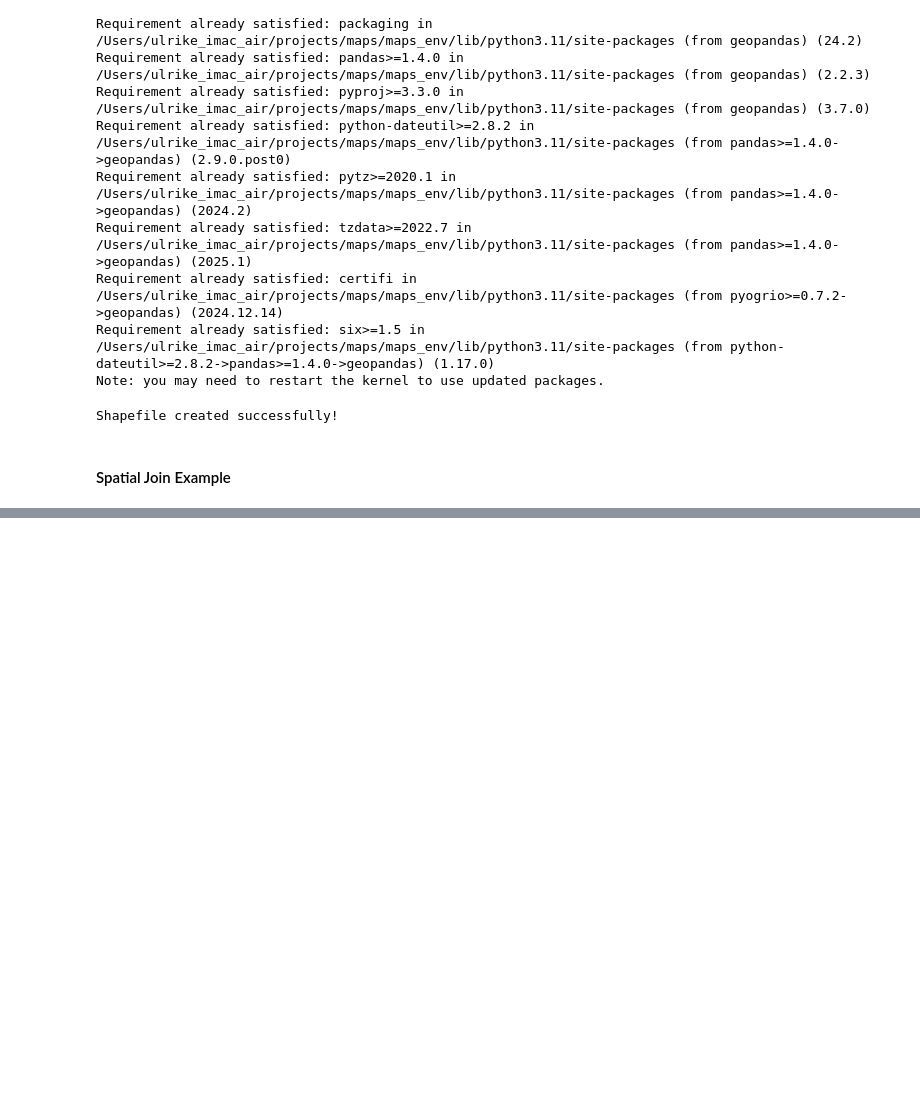
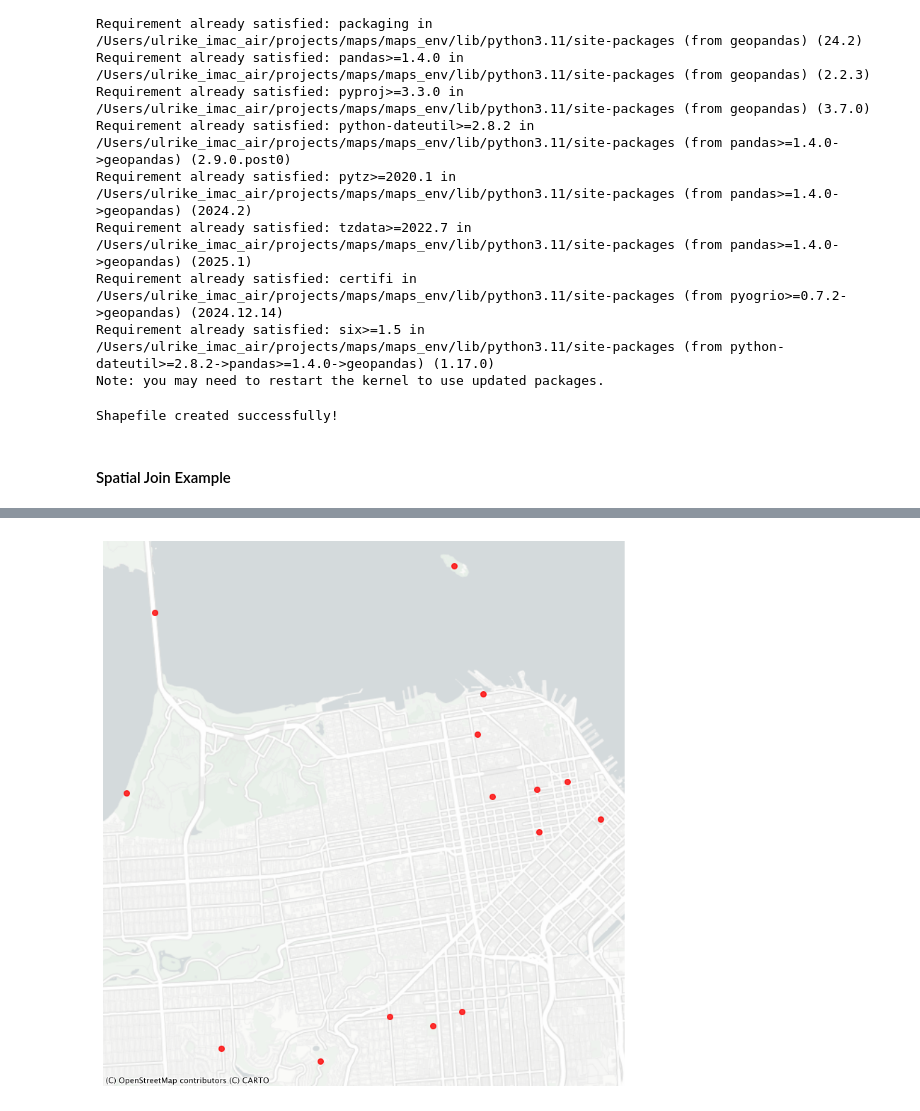
Before and after one commit to UlrikeDetective/maps, a Jupyter notebook: GeospatialAPIs/AnalyzingGeospatialDataPython.ipynb, the cells around one changed output, grey strips where cells are left out. Cells and saved outputs as stored; diff of their text form; code cells hidden in the pictures; blank space fills up the shorter version.

```diff
--- a/GeospatialAPIs/AnalyzingGeospatialDataPython.ipynb
+++ b/GeospatialAPIs/AnalyzingGeospatialDataPython.ipynb
@@ -118,7 +117,12 @@ Shapefile created successfully!
 points = gpd.read_file("san_francisco_locations.shp")
 
 # Perform a spatial join to find which points fall within polygons
-joined = gpd.sjoin(points, gdf, how="inner", op='within')
+joined = gpd.sjoin(
+    points,
+    gdf,
+    how="inner",
+    predicate="within"
+)
 
 # Display the result
 print(joined)
@@ -126,0 +147,28 @@ TypeError: sjoin() got an unexpected keyword argument 'op'
+# %%
+import contextily as cx
+import matplotlib.pyplot as plt
+
+# Ensure joined data is in Web Mercator
+if joined.crs.to_string() != "EPSG:3857":
+    joined_wm = joined.to_crs(epsg=3857)
+else:
+    joined_wm = joined
+# %%
+ax = joined_wm.plot(
+    figsize=(10, 10),
+    color="red",
+    markersize=30,
+    alpha=0.8
+)
+
+cx.add_basemap(
+    ax,
+    source=cx.providers.CartoDB.PositronNoLabels
+)
+
+ax.set_axis_off()
+ax.grid(False)
+
+plt.show()
+# %% [output]
+[figure, added]
```
Also changed, not shown: parts of 5 cells of this notebook, 8 other files.
